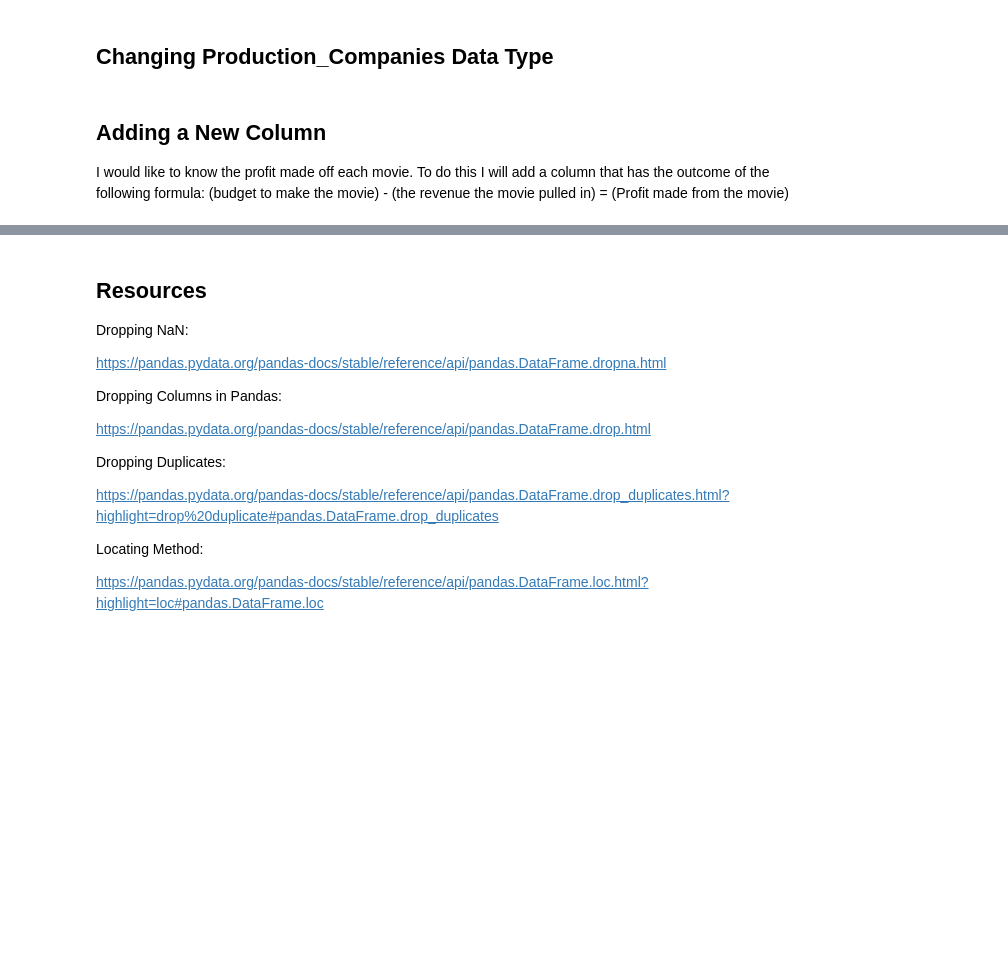
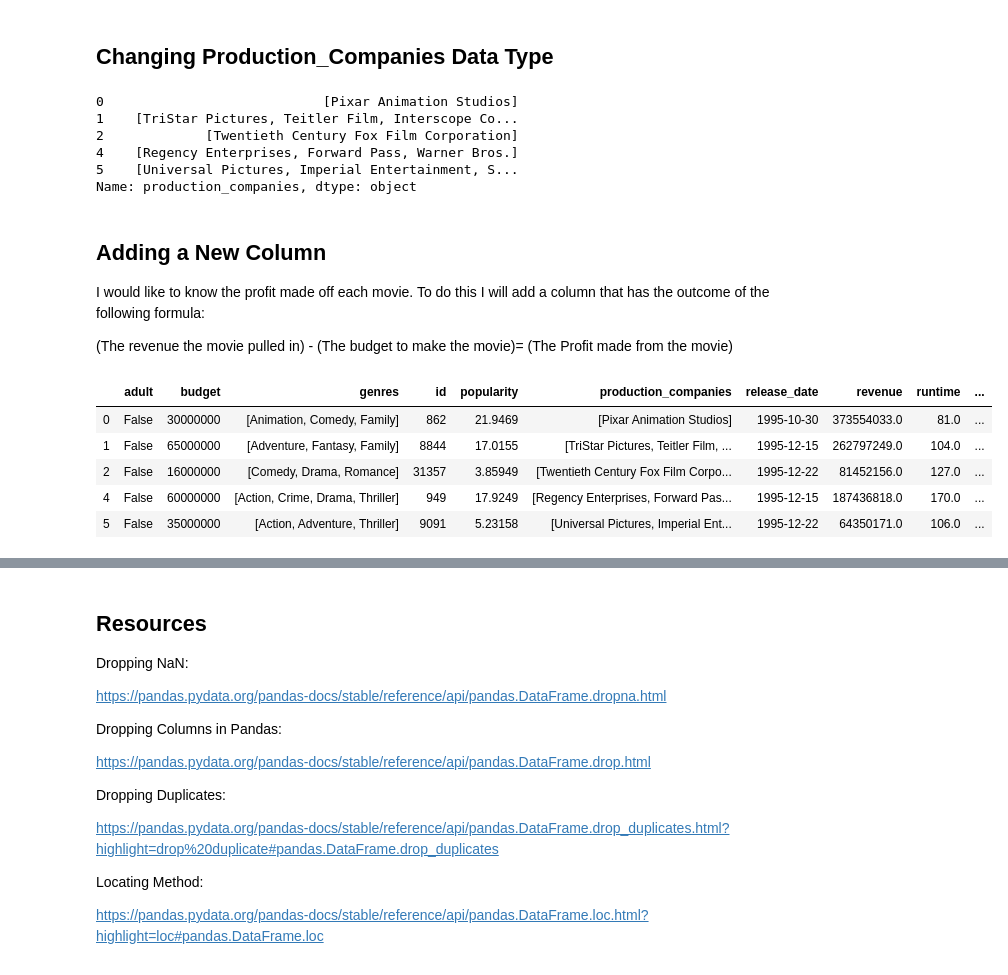
Before and after one commit to bmor2552/MovieProj, a Jupyter notebook: Official_Movie_Notebook.ipynb, the cells around one changed output, grey strips where cells are left out. Cells and saved outputs as stored; diff of their text form; code cells hidden in the pictures; blank space fills up the shorter version.

```diff
--- a/Official_Movie_Notebook.ipynb
+++ b/Official_Movie_Notebook.ipynb
@@ -497,5 +495,16 @@ Name: genres, Length: 5381, dtype: object
+# %%
+# Looking to see how the column is formated after the function
+df.production_companies.head()
+# %% [output]
+0                            [Pixar Animation Studios]
+1    [TriStar Pictures, Teitler Film, Interscope Co...
+2             [Twentieth Century Fox Film Corporation]
+4    [Regency Enterprises, Forward Pass, Warner Bros.]
+5    [Universal Pictures, Imperial Entertainment, S...
+Name: production_companies, dtype: object
 # %% [markdown]
 ## Adding a New Column
 
 I would like to know the profit made off each movie. To do this I will add a column that has the outcome of the following formula:
-(budget to make the movie) - (the revenue the movie pulled in) = (Profit made from the movie)
+
+(The revenue the movie pulled in) - (The budget to make the movie)= (The Profit made from the movie)
@@ -501,0 +517,9 @@ I would like to know the profit made off each movie. To do this I will add a col
+# %%
+df.head()
+# %% [output]
+|  | adult | budget | genres | id | popularity | production_companies | release_date | revenue | runtime | ... |
+| 0 | False | 30000000 | [Animation, Comedy, Family] | 862 | 21.9469 | [Pixar Animation Studios] | 1995-10-30 | 373554033.0 | 81.0 | ... |
+| 1 | False | 65000000 | [Adventure, Fantasy, Family] | 8844 | 17.0155 | [TriStar Pictures, Teitler Film, ... | 1995-12-15 | 262797249.0 | 104.0 | ... |
+| 2 | False | 16000000 | [Comedy, Drama, Romance] | 31357 | 3.85949 | [Twentieth Century Fox Film Corpo... | 1995-12-22 | 81452156.0 | 127.0 | ... |
+| 4 | False | 60000000 | [Action, Crime, Drama, Thriller] | 949 | 17.9249 | [Regency Enterprises, Forward Pas... | 1995-12-15 | 187436818.0 | 170.0 | ... |
+| 5 | False | 35000000 | [Action, Adventure, Thriller] | 9091 | 5.23158 | [Universal Pictures, Imperial Ent... | 1995-12-22 | 64350171.0 | 106.0 | ... |
```
Also changed, not shown: parts of 6 cells of this notebook, 1 other file.
